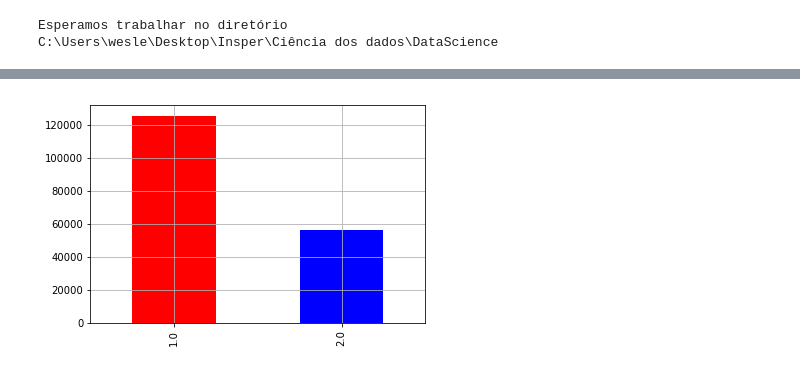
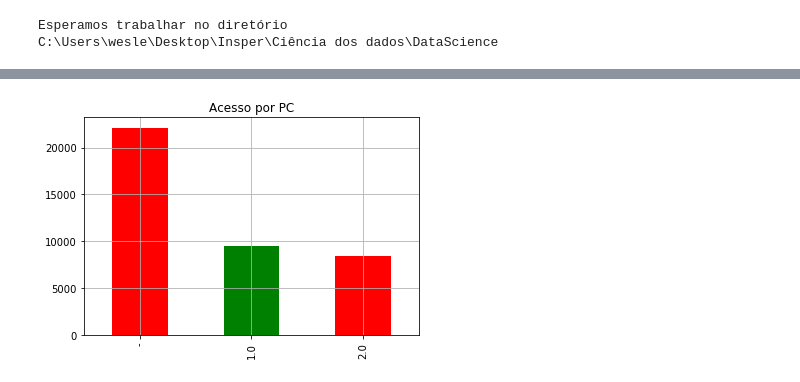
Before and after one commit to wesleygas/DataScience, a Jupyter notebook: Acesso à internet.ipynb, the cells around one changed output, grey strips where cells are left out. Drawn from its saved outputs; the diff is of its cells as text; code cells hidden in the pictures.

```diff
--- a/Acesso à internet.ipynb
+++ b/Acesso à internet.ipynb
@@ -37,7 +38,7 @@ Esperamos trabalhar no diretório
 C:\Users\wesle\Desktop\Insper\Ciência dos dados\DataScience
 # %%
 #dados = pd.read_csv("arquivo.zip",compression = "zip")
-dados = pd.read_csv('dados_selecionados.csv')
-
-dados.head(10)
+#dados = pd.read_csv('dados_selecionados_sp.csv')
+dadosSP = pd.read_csv('dados_selecionados_sp.csv')
+dadosSP.head(10)
 # %% [output]
@@ -87,8 +71,9 @@ dados.to_csv("dados_selecionados.csv")
 # %%
-dados.UF = dados.UF.astype('category')
-dados.V061112 = dados.V061112.astype('category')
-dados.V061113 = dados.V061113.astype('category')
-dados.V06112 = dados.V06112.astype('category')
-dados.V6003 = dados.V6003.astype('category')
+#dados.UF = dados.UF.astype('category')
+dadosSP.V061112 = dados.V061112.astype('category') #Acesso pelo PC
+dadosSP.V061113 = dados.V061113.astype('category') #Acesso pelo celular
+dadosSP.V06112 = dados.V06112.astype('category') #Possui Celular
+dadosSP.V6003 = dados.V6003.astype('category') #Curso que frequenta
+#V8005 = idade
 # %%
 #dados.V9999.cat.categories = []
@@ -103,8 +88,9 @@ V6003      category
 dtype: object
 # %%
-acesso_PC = dados.V061112.value_counts()
+#variable = pd.crosstab(col1,col2)
+acesso_PC = dadosSP.V061112.value_counts()
 
-acesso_PC.plot(kind='bar', color=('red','blue','green'))
+acesso_PC.plot(kind='bar', color=('red','green','red'),title='Acesso por PC')
 plt.grid(True)
 # %% [output]
-[figure, old version]
+[figure, new version]
```
Also changed, not shown: parts of 11 cells of this notebook, 2 other files.
